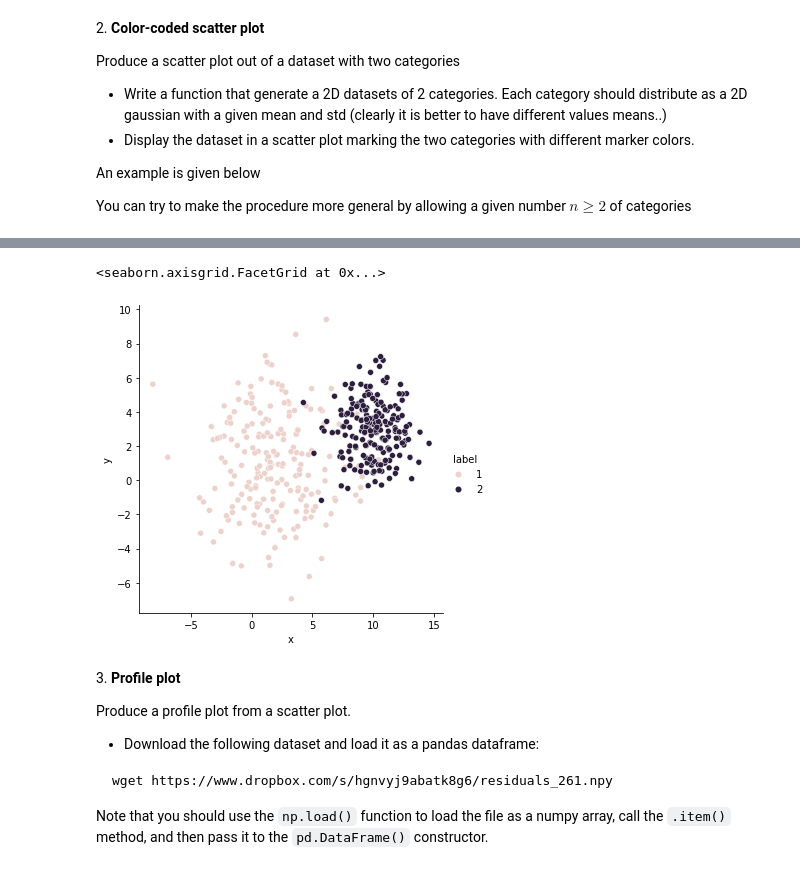
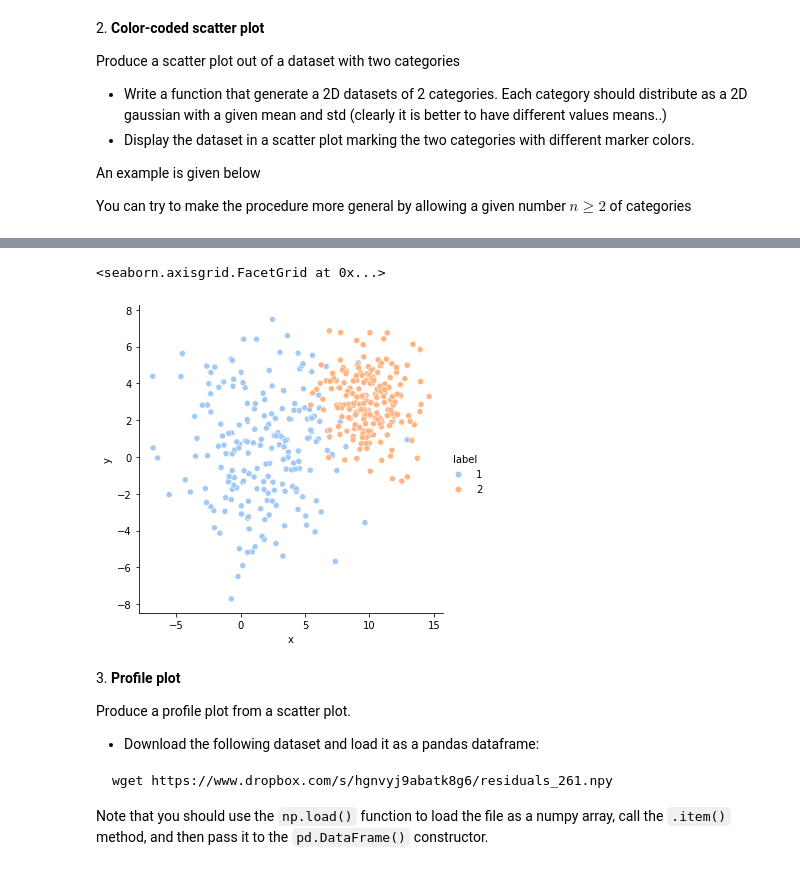
Before and after one commit to LauraRavagnani/LaboratoryOfComputationalPhysics_Y6, a Jupyter notebook: 07ex_Visualization.ipynb, the cells around one changed output, grey strips where cells are left out. Saved outputs shown, nothing was run; the diff lists cells and outputs as text; code cells hidden in the pictures.

Commit message:
ex visualization

```diff
--- a/07ex_Visualization.ipynb
+++ b/07ex_Visualization.ipynb
@@ -108,22 +92,22 @@ two_categories_scat 100%[===================>]  42,80K  --.-KB/s    in 0,06s
 # %%
 def gauss(mu1, mu2, cov1, cov2):
     N = 200
 
     df1 = pd.DataFrame(np.random.multivariate_normal(mu1, cov1, N), columns=['x', 'y'])
     df1['label'] = np.repeat(1, N)
     df2 = pd.DataFrame(np.random.multivariate_normal(mu2, cov2, N), columns=['x', 'y'])
     df2['label'] = np.repeat(2, N)
 
     df = pd.concat([df1, df2])
 
     return df
 
 df = gauss([2, 1], [10, 3], [(10, 0), (0, 10)], [(3, 0), (0, 3)])
 
-sns.relplot(x = 'x', y = 'y', hue = 'label', data = df)
+sns.relplot(x = 'x', y = 'y', hue = 'label', data = df, palette='pastel')
 # %% [output]
 <seaborn.axisgrid.FacetGrid at 0x...>
-[figure, old version]
+[figure, new version]
 # %% [markdown]
 3\. **Profile plot**
 
```
Also changed, not shown: parts of 4 cells of this notebook.
